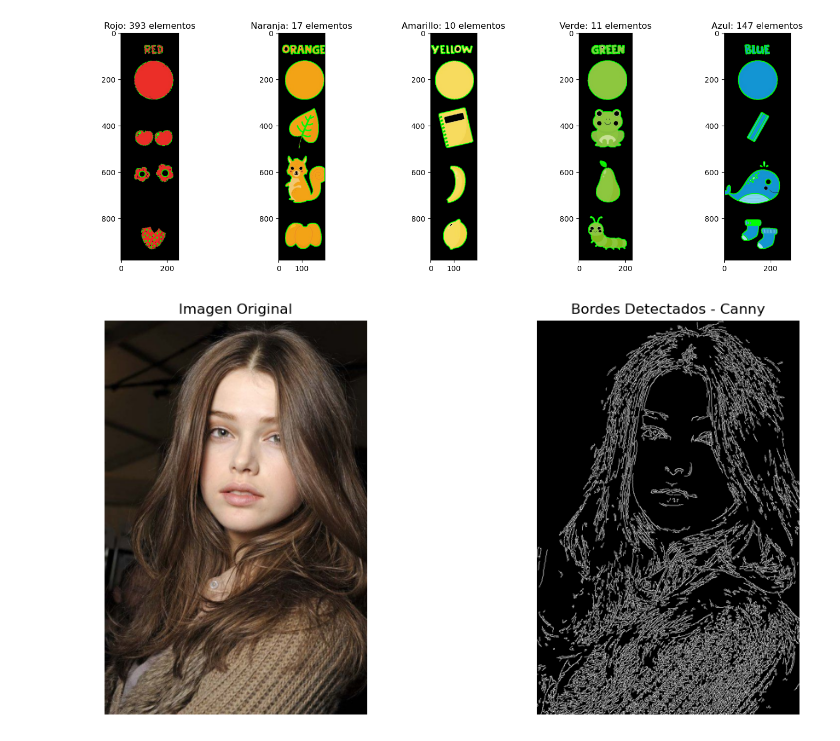
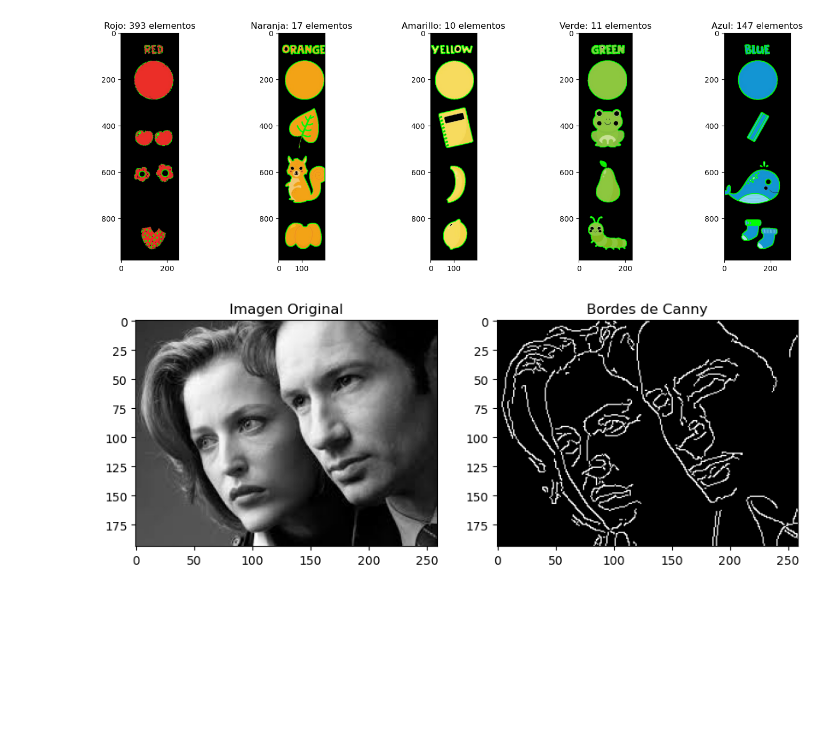
Before and after one commit to EduSue/Procesamiento-Digital-Imagenes, a Jupyter notebook: Practicas/12_pract16mayo.ipynb, the cells around one changed output. Saved outputs shown, nothing was run; the diff lists cells and outputs as text; code cells hidden in the pictures; blank space fills up the shorter version.

```diff
--- a/Practicas/12_pract16mayo.ipynb
+++ b/Practicas/12_pract16mayo.ipynb
@@ -146,34 +146,24 @@ plt.show()
 [figure]
 # %%
 import cv2
+import numpy as np
 import matplotlib.pyplot as plt
 
-# Cargar la imagen
-imagen = cv2.imread('..//img/chica.jpg')
+image = cv2.imread('..//img/X.jpg', 0)
 
-# Convertir la imagen a escala de grises
-imagen_gris = cv2.cvtColor(imagen, cv2.COLOR_BGR2GRAY)
+# Aplicamos un filtro Gaussiano a la imagen para suavizarla y reducir el ruido
+image_blurred = cv2.GaussianBlur(image, (5, 5), 0)
 
-# Aplicar el operador de Canny
-# Parámetros: imagen, umbral1, umbral2
-bordes = cv2.Canny(imagen_gris, 100, 200)
+# Aplicamos el operador de Canny a la imagen suavizada para detectar los bordes
+edges = cv2.Canny(image_blurred, 50, 150)
 
-# Mostrar la imagen original y la imagen con bordes detectados usando plt
-plt.figure(figsize=(12, 6))
-
-# Mostrar imagen original
+plt.figure(figsize=(10,5))
 plt.subplot(1, 2, 1)
-plt.imshow(cv2.cvtColor(imagen, cv2.COLOR_BGR2RGB))
+plt.imshow(image, cmap='gray')
 plt.title('Imagen Original')
-plt.axis('off')
-
-# Mostrar imagen con bordes detectados
 plt.subplot(1, 2, 2)
-plt.imshow(bordes, cmap='gray')
-plt.title('Bordes Detectados - Canny')
-plt.axis('off')
-
-# Mostrar las imágenes
+plt.imshow(edges, cmap='gray')
+plt.title('Bordes de Canny')
 plt.show()
 # %% [output]
-[figure, old version]
+[figure, new version]
```
Also changed, not shown: parts of 1 cell of this notebook, 2 other files.
